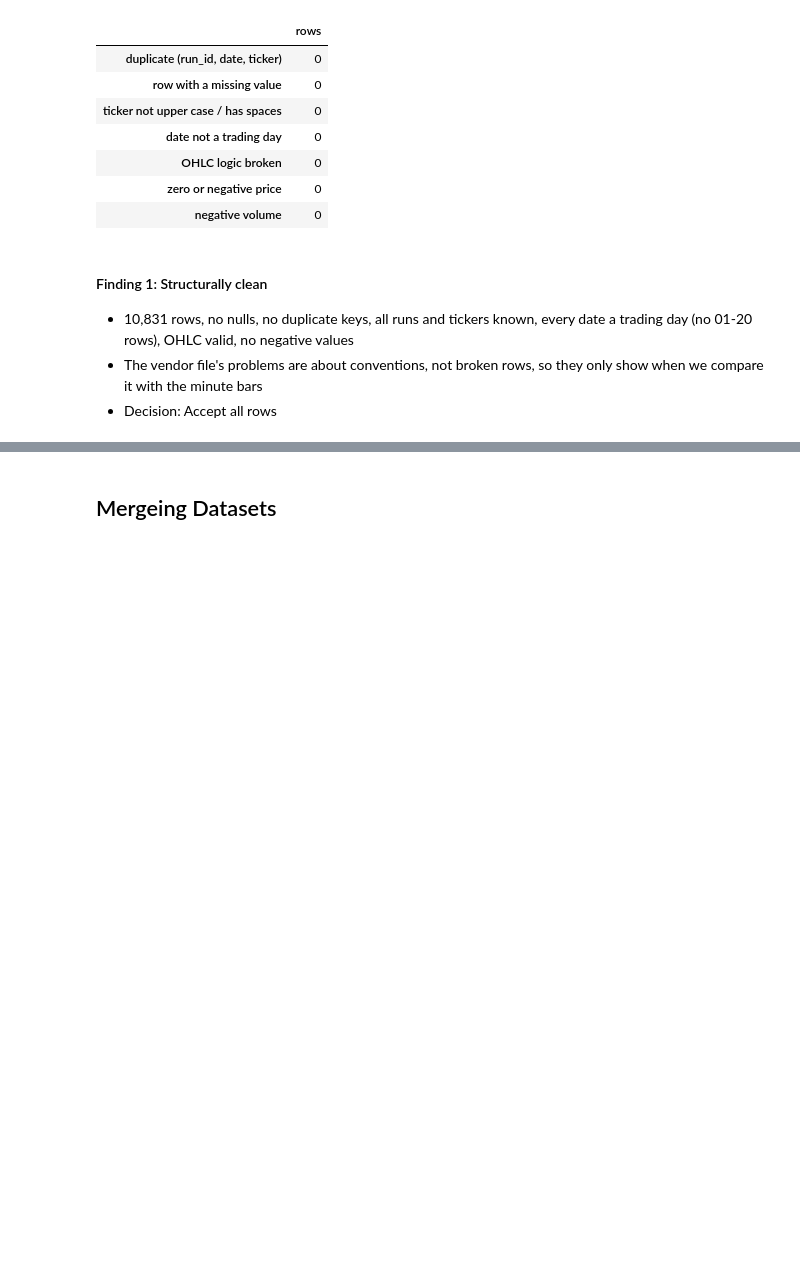
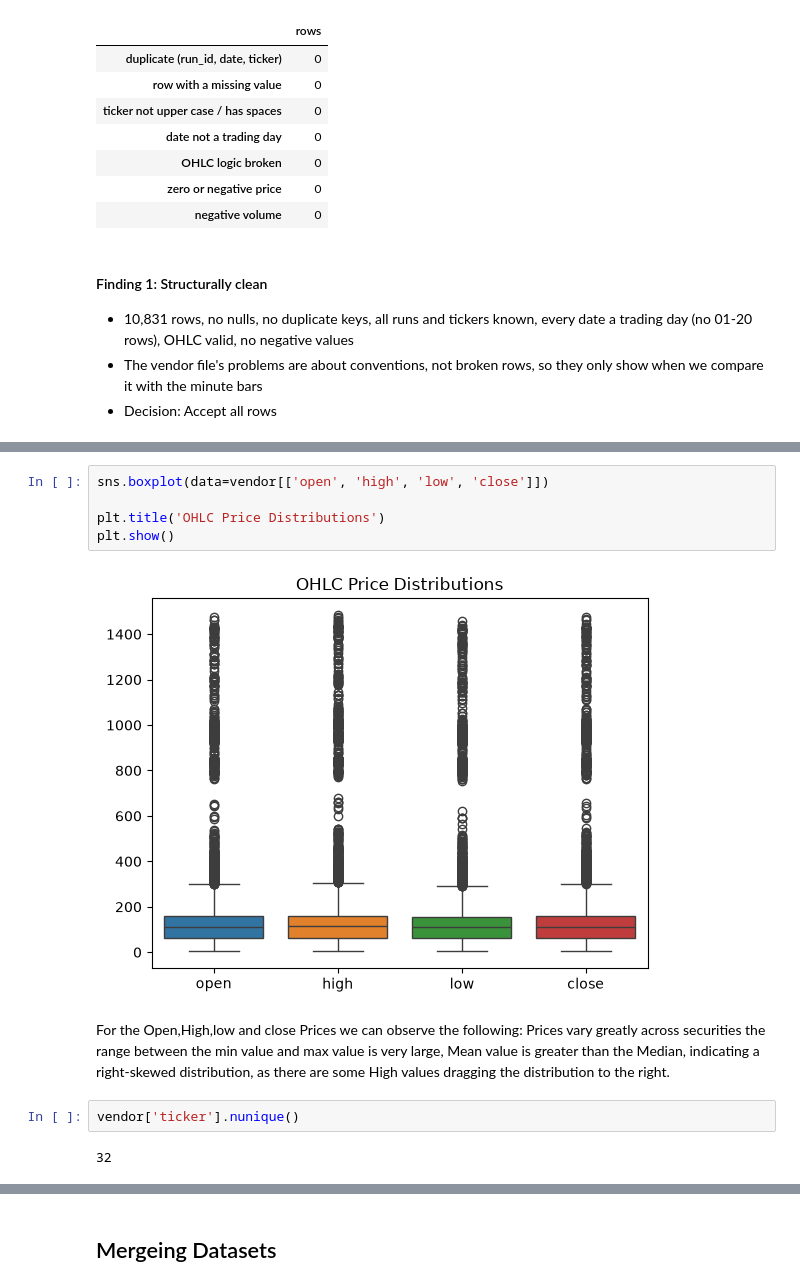
Before and after one commit to SondosMahmoud-5/data-engineering-project, a Jupyter notebook: Project/EDA_V2 copy.ipynb, the cells around one changed output, grey strips where cells are left out. Saved outputs shown, nothing was run; the diff lists cells and outputs as text; blank space fills up the shorter version.

Commit message:
Vendors EDA

```diff
--- a/Project/EDA_V2 copy.ipynb
+++ b/Project/EDA_V2 copy.ipynb
@@ -1167,0 +1180,13 @@ pd.Series(checks, name="rows").to_frame()      # show the checks as a small tabl
+# %%
+sns.boxplot(data=vendor[['open', 'high', 'low', 'close']])
+
+plt.title('OHLC Price Distributions')
+plt.show()
+# %% [output]
+[figure, added]
+# %% [markdown]
+For the Open,High,low and close Prices we can observe the following: Prices vary greatly across securities the range between the min value and max value is very large, Mean value is greater than the Median, indicating a right-skewed distribution, as there are some High values dragging the distribution to the right.
+# %%
+vendor['ticker'].nunique()
+# %% [output]
+32
```
Also changed, not shown: parts of 15 cells of this notebook.
